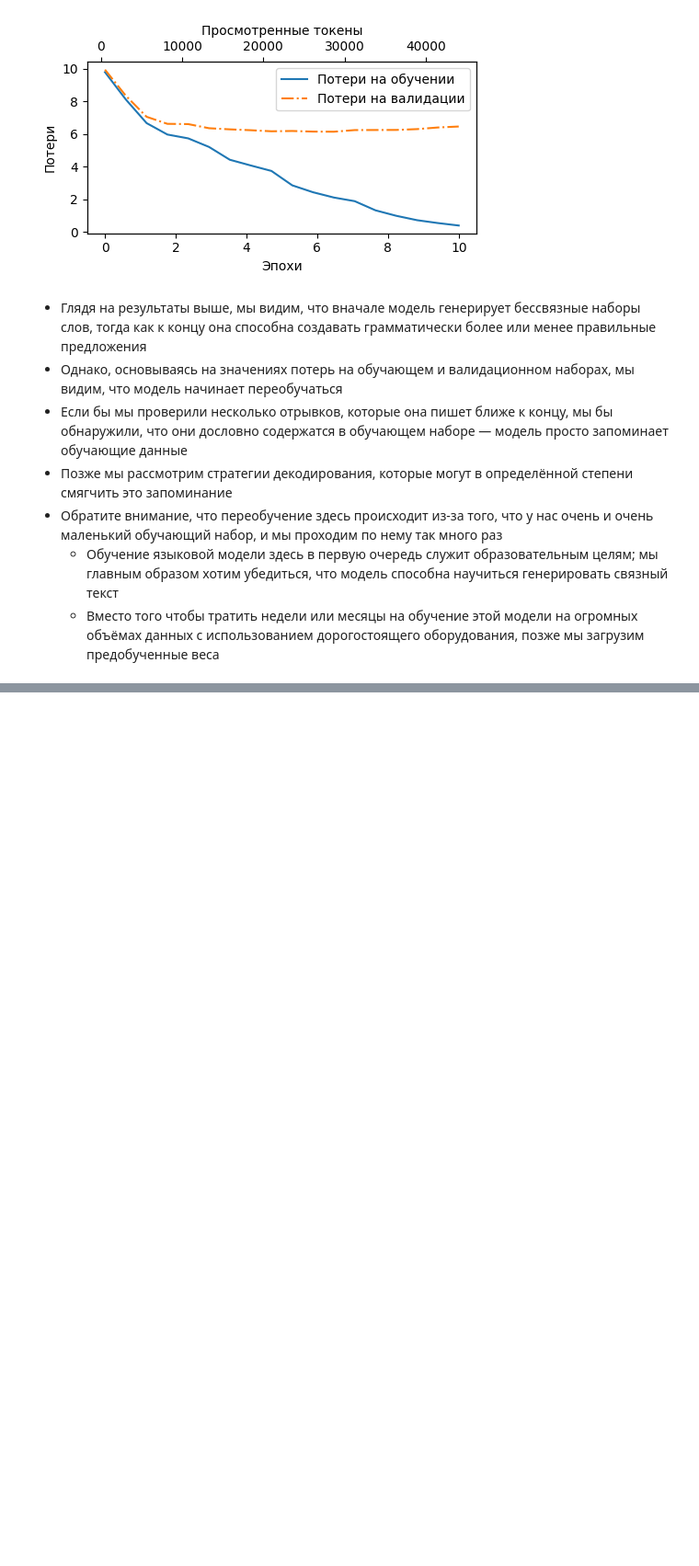
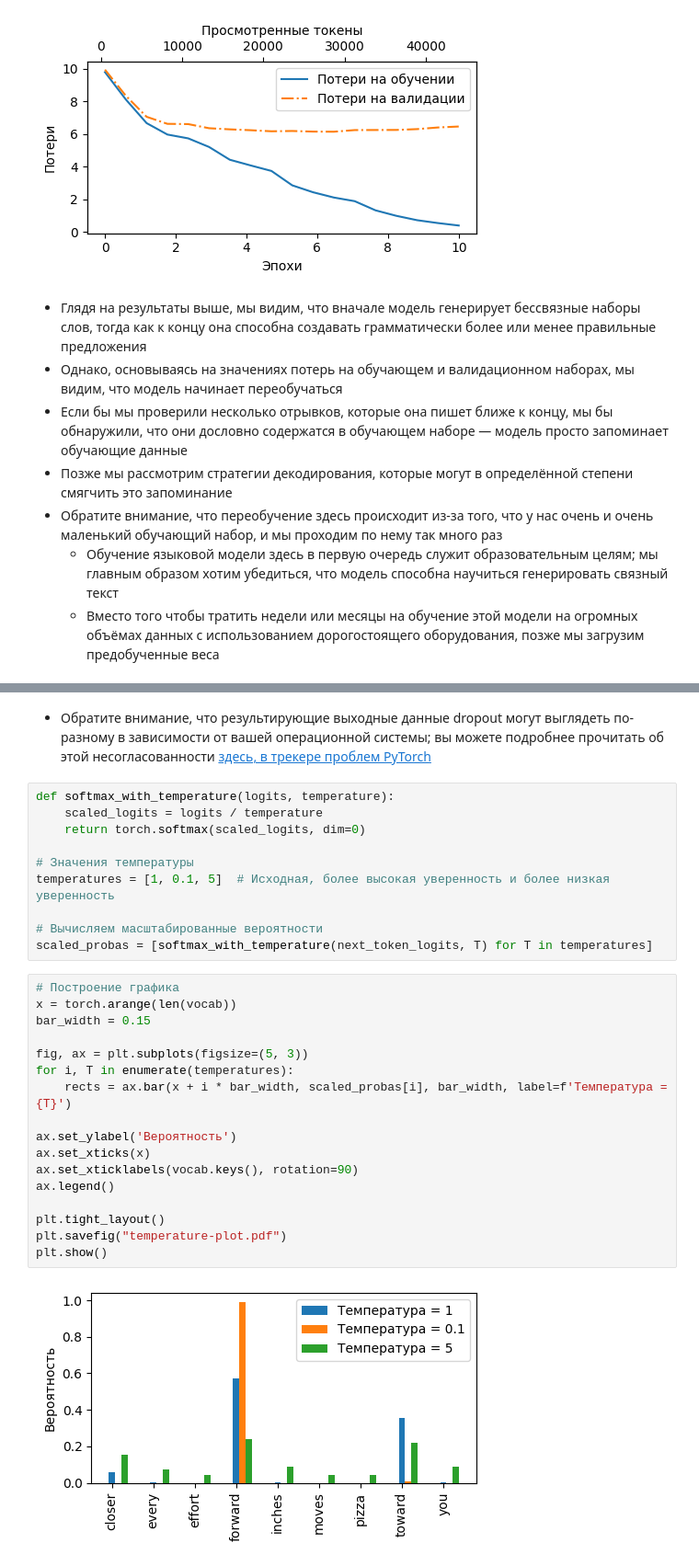
Before and after one commit to vnook-dedoolee/building-llm, a Jupyter notebook: 04-pretraining-on-unlabeled-data/chapter-05.ipynb, the cells around one changed output, grey strips where cells are left out. Shown at 92% size. Cells and saved outputs as stored; diff of their text form; blank space fills up the shorter version.

```diff
--- a/04-pretraining-on-unlabeled-data/chapter-05.ipynb
+++ b/04-pretraining-on-unlabeled-data/chapter-05.ipynb
@@ -869,0 +972,31 @@ plot_losses(epochs_tensor, tokens_seen, train_losses, val_losses)
+# %% [markdown]
+- Обратите внимание, что результирующие выходные данные dropout могут выглядеть по-разному в зависимости от вашей операционной системы; вы можете подробнее прочитать об этой несогласованности [здесь, в трекере проблем PyTorch](https://github.com/pytorch/pytorch/issues/121595)
+# %%
+def softmax_with_temperature(logits, temperature):
+    scaled_logits = logits / temperature
+    return torch.softmax(scaled_logits, dim=0)
+
+# Значения температуры
+temperatures = [1, 0.1, 5]  # Исходная, более высокая уверенность и более низкая уверенность
+
+# Вычисляем масштабированные вероятности
+scaled_probas = [softmax_with_temperature(next_token_logits, T) for T in temperatures]
+# %%
+# Построение графика
+x = torch.arange(len(vocab))
+bar_width = 0.15
+
+fig, ax = plt.subplots(figsize=(5, 3))
+for i, T in enumerate(temperatures):
+    rects = ax.bar(x + i * bar_width, scaled_probas[i], bar_width, label=f'Температура = {T}')
+
+ax.set_ylabel('Вероятность')
+ax.set_xticks(x)
+ax.set_xticklabels(vocab.keys(), rotation=90)
+ax.legend()
+
+plt.tight_layout()
+plt.savefig("temperature-plot.pdf")
+plt.show()
+# %% [output]
+[figure, added]
```
Also changed, not shown: parts of 24 cells of this notebook, 2 other files.
